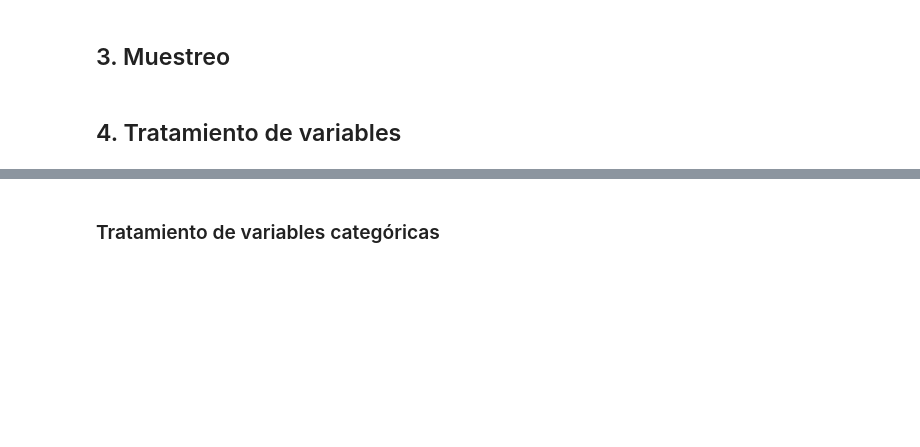
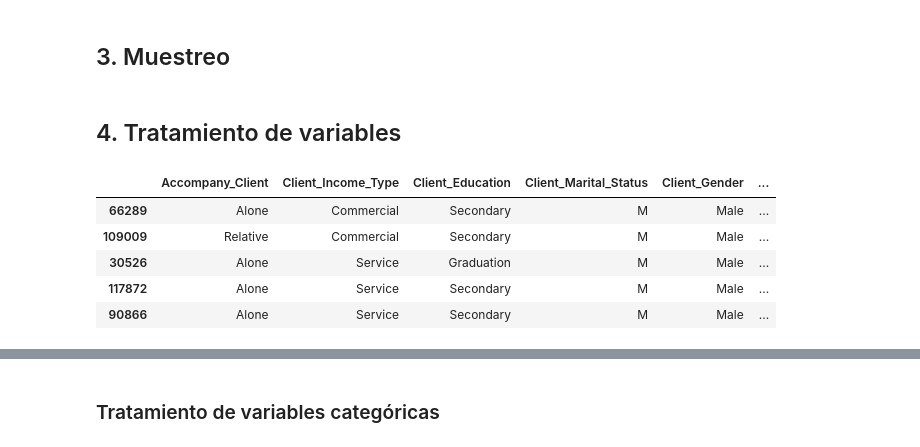
Before and after one commit to GPBlaster/CODE_GP_PROJECT_MLDL, a Jupyter notebook: Supervised_models/Logistic_regression/Credit_Scoring.ipynb, the cells around one changed output, grey strips where cells are left out. Cells and saved outputs as stored; diff of their text form; code cells hidden in the pictures; blank space fills up the shorter version.

```diff
--- a/Supervised_models/Logistic_regression/Credit_Scoring.ipynb
+++ b/Supervised_models/Logistic_regression/Credit_Scoring.ipynb
@@ -90,6 +90,7 @@ pddf.head()
 # %%
 pddf.replace({'@': None,
               '#': None,
+              '##': None,
               '&': None,
               'x': None,
               '$': None,
@@ -149,3 +150,12 @@ train, test = train_test_split(pddf,
                                random_state = 123)
 # %% [markdown]
 ## 4. Tratamiento de variables
+# %%
+train[categorical_features].head()
+# %% [output]
+|  | Accompany_Client | Client_Income_Type | Client_Education | Client_Marital_Status | Client_Gender | ... |
+| 66289 | Alone | Commercial | Secondary | M | Male | ... |
+| 109009 | Relative | Commercial | Secondary | M | Male | ... |
+| 30526 | Alone | Service | Graduation | M | Male | ... |
+| 117872 | Alone | Service | Secondary | M | Male | ... |
+| 90866 | Alone | Service | Secondary | M | Male | ... |
```
Also changed, not shown: parts of 6 cells of this notebook.
